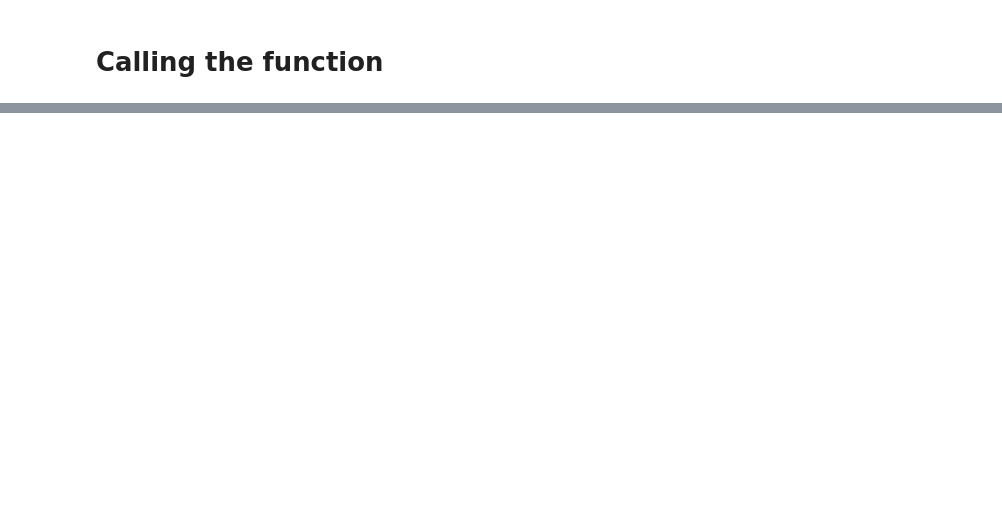
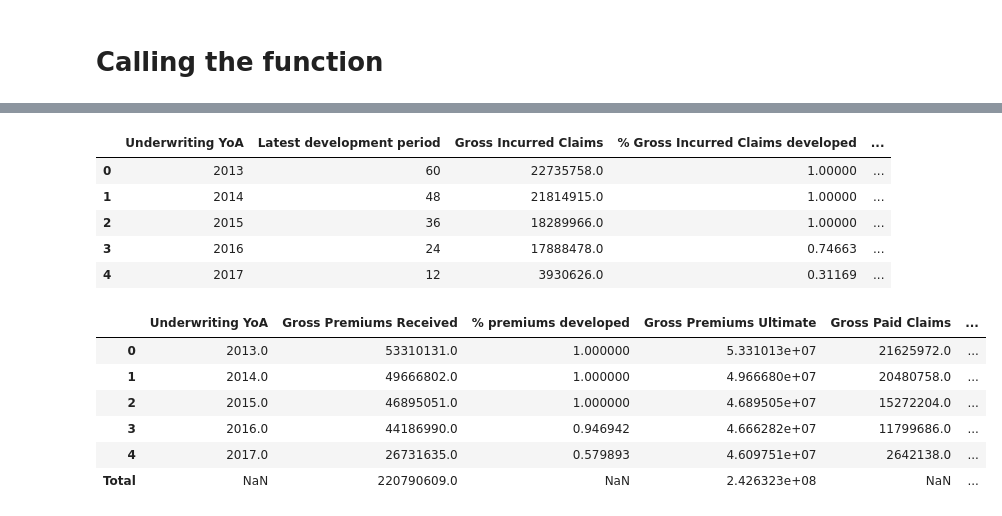
Before and after one commit to fk20268/How2, a Jupyter notebook: triangle_notebook.ipynb, the cells around one changed output, grey strips where cells are left out. Drawn from its saved outputs; the diff is of its cells as text; code cells hidden in the pictures; blank space fills up the shorter version.

```diff
--- a/triangle_notebook.ipynb
+++ b/triangle_notebook.ipynb
@@ -923,0 +1022,60 @@ createGraphs(df, 'Gross Paid Claims')
+# %%
+df_2017q4 = df4.copy()
+
+#drop unecessary columns
+df_2017q4.drop(['Latest development period'], axis=1, inplace=  True)
+
+#rename some columns to match the table pictured
+df_2017q4.rename(columns = {'Premiums Received':'Gross Premiums Received', 'Ultimate premiums':'Gross Premiums Ultimate'}, inplace = True)
+
+# add on the gross paid claims and gross incurred claims columns
+# list of returned values this will be held in df_latestDevPrd so listOfParams[5]
+gross_paidParams = createPivTable(df, 'Gross Paid Claims')
+gross_incParams = createPivTable(df, 'Gross Incurred Claims')
+df_grossPaid = gross_paidParams[5]
+df_grossInc = gross_incParams[5]
+
+display(df_grossInc)
+
+#rename the % Gross Incurred Claims developed column
+df_grossInc.rename(columns = {'% Gross Incurred Claims developed':'% Claims Developed (expected)', 'Ultimate Gross Incurred Claims':'Gross Claims Ultimate'}, inplace = True)
+
+# merge the desired columns from the df_grossPaid and df_grossInc DataFrames
+df_2017q4 = df_2017q4.merge(df_grossPaid[['Underwriting YoA','Gross Paid Claims']], how='inner', on='Underwriting YoA')
+df_2017q4 = df_2017q4.merge(df_grossInc[['Underwriting YoA','Gross Incurred Claims', 'Gross Claims Ultimate','% Claims Developed (expected)']], how='inner', on='Underwriting YoA')
+
+
+# add the Gross Base IBNR column, which is gross claims ult - gross inc claims
+df_2017q4['Gross Base IBNR'] = df_2017q4['Gross Claims Ultimate'] - df_2017q4['Gross Incurred Claims']
+
+#The BF prior/ initial LR column is the same as in the 2017q3 tables
+df_2017q4['BF Prior / Intitial LR'] = tabledf['BF Prior / Intitial LR']
+
+# add the Gross Loss Ratio column, which is gross claims ult / gross prems ult
+df_2017q4['Gross Loss Ratio'] = df_2017q4['Gross Claims Ultimate'] / df_2017q4['Gross Premiums Ultimate']
+
+# add the totals row
+df_2017q4.loc['Total'] = df_2017q4.sum(numeric_only = True, axis = 0)
+
+#replace with NaN for the values that shouldn't have a total
+df_2017q4.replace({df_2017q4['% premiums developed']['Total']:np.nan, df_2017q4['% Claims Developed (expected)']['Total']:np.nan, df_2017q4['Gross Paid Claims']['Total']:np.nan, df_2017q4['Underwriting YoA']['Total']:np.nan}, inplace=True)
+
+#replace the total for Gross Loss Ratio to be the average of the values
+df_2017q4.replace({df_2017q4['Gross Loss Ratio']['Total']:df_2017q4['Gross Loss Ratio'].mean()}, inplace = True)
+
+
+display(df_2017q4)
+# %% [output]
+|  | Underwriting YoA | Latest development period | Gross Incurred Claims | % Gross Incurred Claims developed | ... |
+| 0 | 2013 | 60 | 22735758.0 | 1.00000 | ... |
+| 1 | 2014 | 48 | 21814915.0 | 1.00000 | ... |
+| 2 | 2015 | 36 | 18289966.0 | 1.00000 | ... |
+| 3 | 2016 | 24 | 17888478.0 | 0.74663 | ... |
+| 4 | 2017 | 12 | 3930626.0 | 0.31169 | ... |
+|  | Underwriting YoA | Gross Premiums Received | % premiums developed | Gross Premiums Ultimate | Gross Paid Claims | ... |
+| 0 | 2013.0 | 53310131.0 | 1.000000 | 5.331013e+07 | 21625972.0 | ... |
+| 1 | 2014.0 | 49666802.0 | 1.000000 | 4.966680e+07 | 20480758.0 | ... |
+| 2 | 2015.0 | 46895051.0 | 1.000000 | 4.689505e+07 | 15272204.0 | ... |
+| 3 | 2016.0 | 44186990.0 | 0.946942 | 4.666282e+07 | 11799686.0 | ... |
+| 4 | 2017.0 | 26731635.0 | 0.579893 | 4.609751e+07 | 2642138.0 | ... |
+| Total | NaN | 220790609.0 | NaN | 2.426323e+08 | NaN | ... |
```
Also changed, not shown: parts of 12 cells of this notebook, 5 other files.
